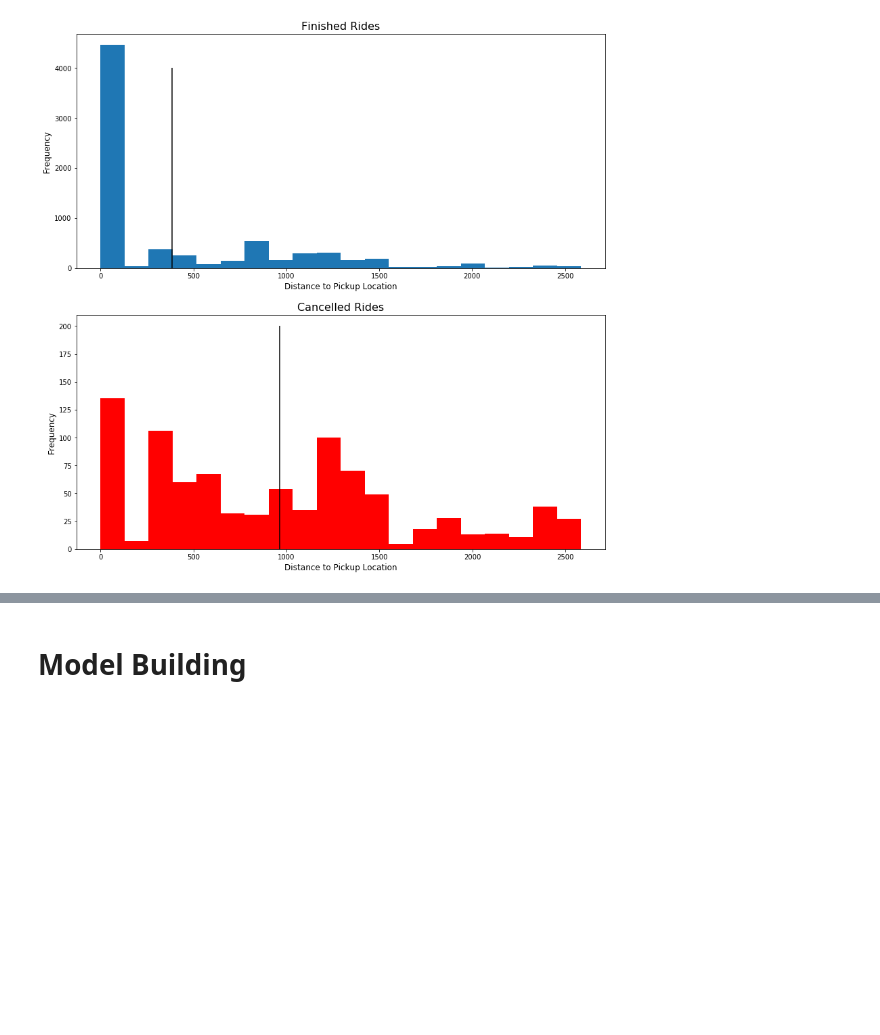
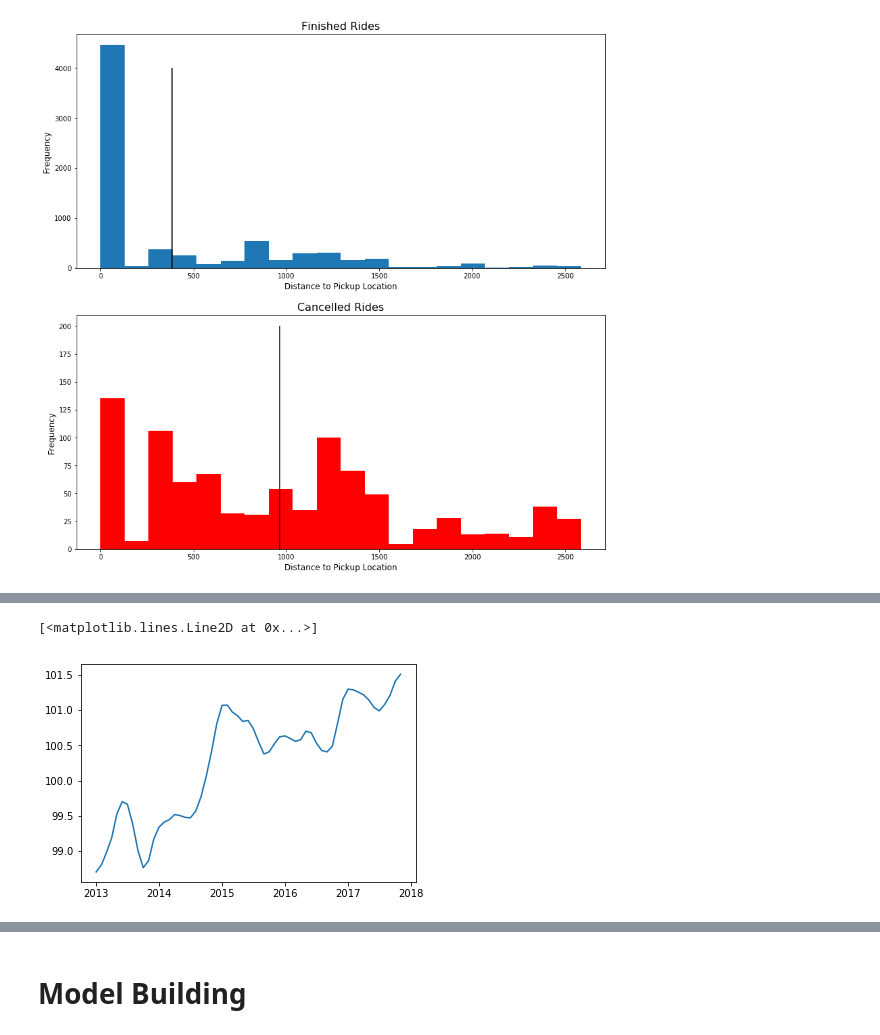
Before and after one commit to mengeling/silvercar-cancellation-predictor, a Jupyter notebook: EDA/silvercar.ipynb, the cells around one changed output, grey strips where cells are left out. Cells and saved outputs as stored; diff of their text form; code cells hidden in the pictures; blank space fills up the shorter version.

```diff
--- a/EDA/silvercar.ipynb
+++ b/EDA/silvercar.ipynb
@@ -669,0 +670,10 @@ fig.savefig("../../../../Desktop/silvercar_plot.png")
+# %%
+df_CCI = pd.read_csv('../data/CCI.csv', encoding="ISO-8859-1")
+# %%
+df_CCI["TIME"] = pd.to_datetime(df_CCI["TIME"])
+df_CCI = df_CCI[["TIME", "Value"]].set_index("TIME")
+# %%
+df_res_CCI = df[["cancelled", "pickup"]].set_index("pickup").resample('MS').mean()
+# %%
+df_CCI = df_CCI.join(df_res_CCI, how="inner")
+df_CCI.head()
@@ -669,0 +687,5 @@ fig.savefig("../../../../Desktop/silvercar_plot.png")
+# %%
+plt.plot(df_CCI.index, df_CCI["Value"])
+# %% [output]
+[<matplotlib.lines.Line2D at 0x...>]
+[figure, added]
```
Also changed, not shown: parts of 5 cells of this notebook.
